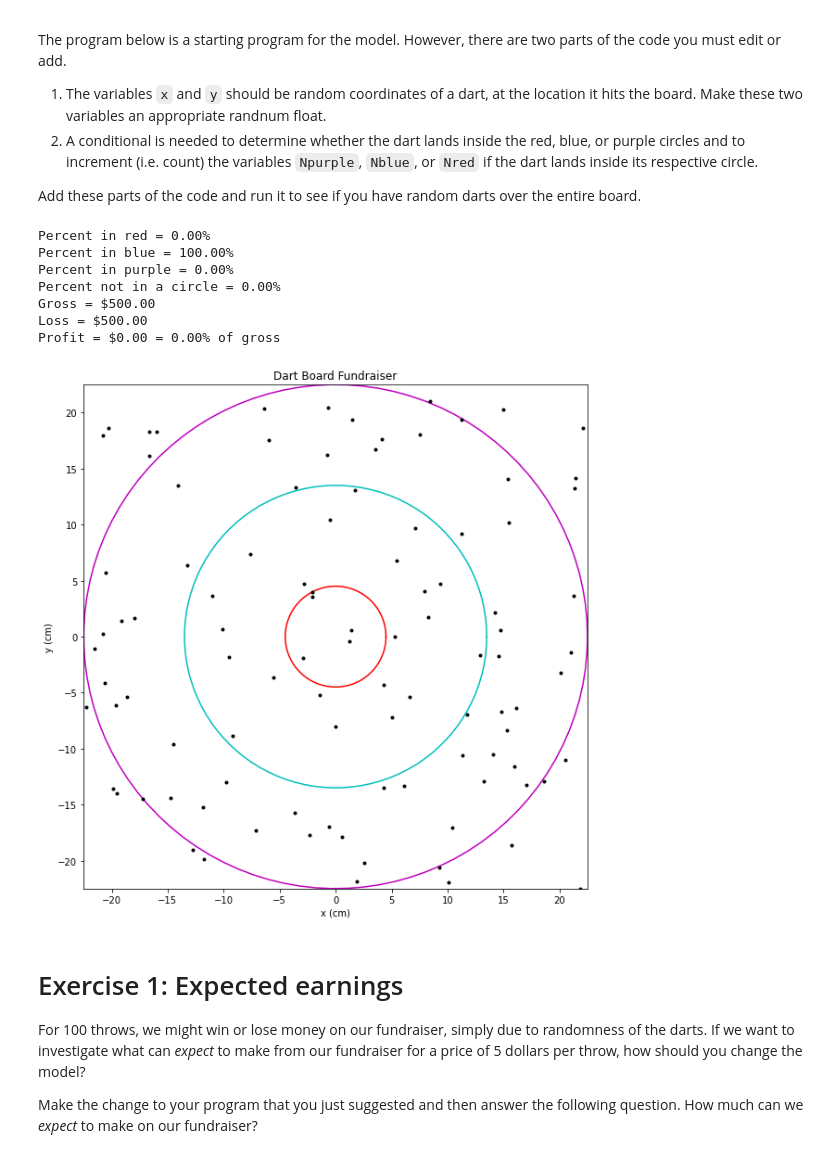
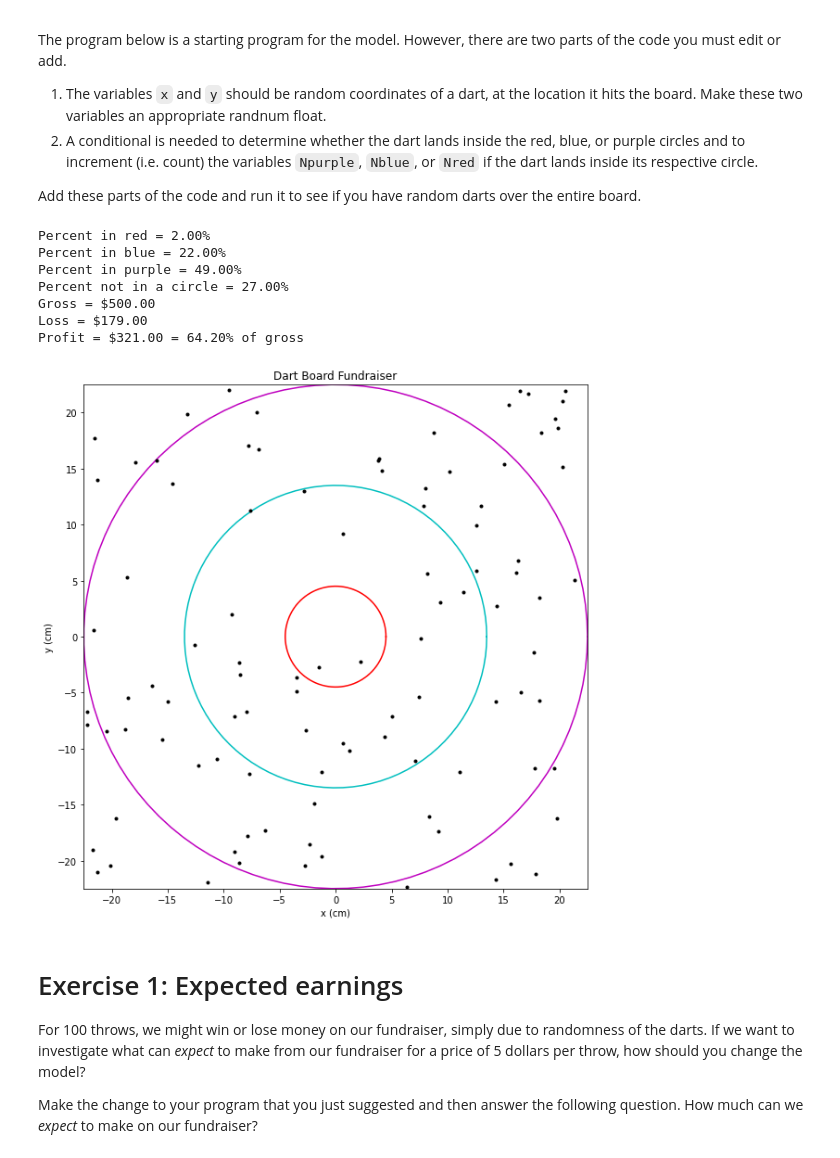
Before and after one commit to atitus/math-modeling-2, a Jupyter notebook: unit-02/02-02-game/02-02-game-solution.ipynb, the cells around one changed output. Drawn from its saved outputs; the diff is of its cells as text; code cells hidden in the pictures.

```diff
--- a/unit-02/02-02-game/02-02-game-solution.ipynb
+++ b/unit-02/02-02-game/02-02-game-solution.ipynb
@@ -61,7 +65,7 @@ for i in range(1,Ntosses+1):
     ######
 
     # See if the x,y coordinates of a dart is within each circle and count Npurple, Nblue, or Nred
-#    r = np.sqrt(x**2+y**2)
+    r = np.sqrt(x**2+y**2)
     if r<Rpurple and r>Rblue:
         Npurple = Npurple + 1
     elif r<Rblue and r>Rred:
@@ -83,40 +87,40 @@ print("Gross = ${:.2f}".format(gross))
 print("Loss = ${:.2f}".format(loss))
 print("Profit = ${:.2f} = {:.2f}% of gross".format(gross-loss, (gross-loss)/gross*100))
 
 
 #red circle
 theta = np.linspace(0,2*np.pi,100)
 xred = Rred*np.cos(theta)
 yred = Rred*np.sin(theta)
 #blue circle
 xblue = Rblue*np.cos(theta)
 yblue = Rblue*np.sin(theta)
 #purple circle
 xpurple = Rpurple*np.cos(theta)
 ypurple = Rpurple*np.sin(theta)
 
 #graph
 plt.figure(figsize=(10,10))
 plt.title("Dart Board Fundraiser")
 plt.xlabel("x (cm)")
 plt.ylabel("y (cm)")
 plt.xlim(-L/2, L/2)
 plt.ylim(-L/2, L/2)
 plt.plot(xred, yred, 'r-')
 plt.plot(xblue, yblue, 'c-')
 plt.plot(xpurple, ypurple, 'm-')
 plt.plot(xmodel,ymodel, 'k.')
 plt.gca().set_aspect('equal', adjustable='box')
 plt.show()
 # %% [output]
-Percent in red = 0.00%
-Percent in blue = 100.00%
-Percent in purple = 0.00%
-Percent not in a circle = 0.00%
+Percent in red = 2.00%
+Percent in blue = 22.00%
+Percent in purple = 49.00%
+Percent not in a circle = 27.00%
 Gross = $500.00
-Loss = $500.00
-Profit = $0.00 = 0.00% of gross
+Loss = $179.00
+Profit = $321.00 = 64.20% of gross
-[figure, old version]
+[figure, new version]
 # %% [markdown]
 # Exercise 1: Expected earnings
 
```
Also changed, not shown: parts of 16 cells of this notebook, 4 other files.
